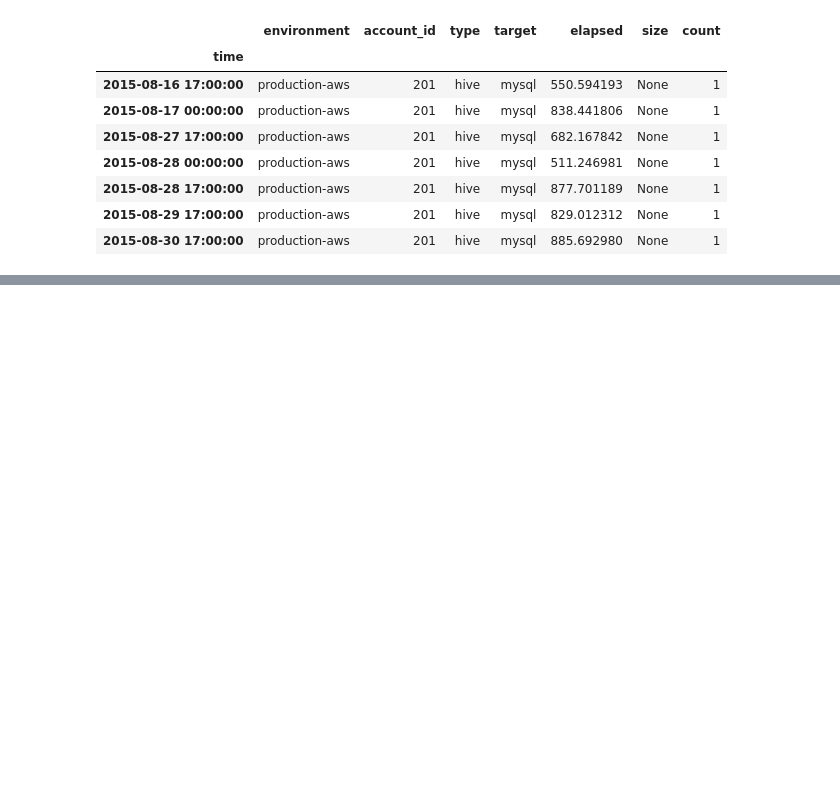
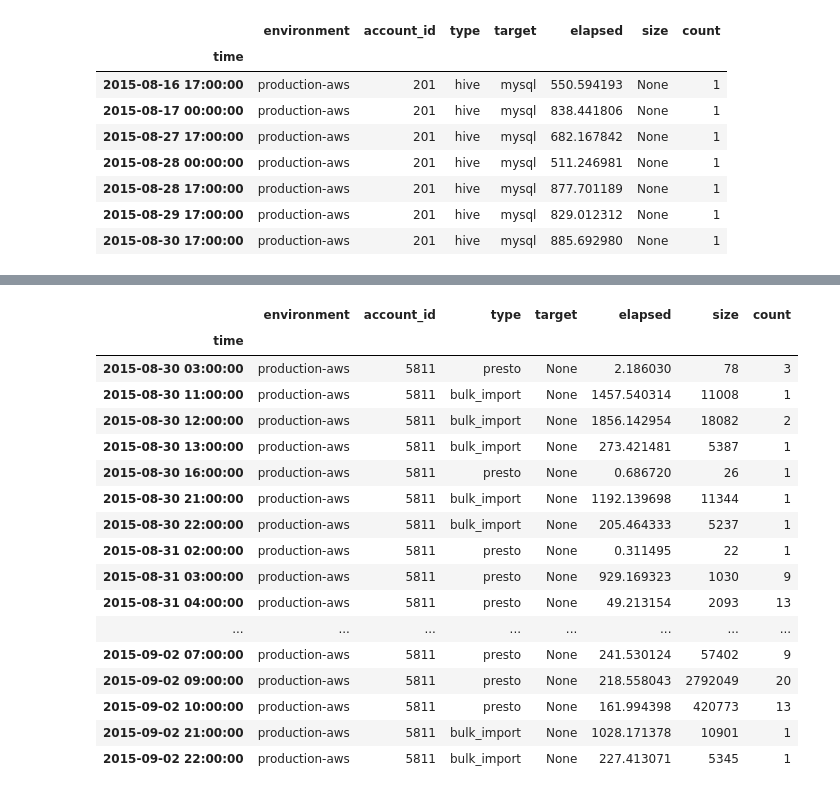
Before and after one commit to ryota5641/curryudon, a Jupyter notebook: ryota/FirstCurry.ipynb, the cells around one changed output, grey strips where cells are left out. Saved outputs shown, nothing was run; the diff lists cells and outputs as text; code cells hidden in the pictures; blank space fills up the shorter version.

```diff
--- a/ryota/FirstCurry.ipynb
+++ b/ryota/FirstCurry.ipynb
@@ -328,7 +367,24 @@ order by "time" asc
 # %%
 %%td_presto
-select
-from_unixtime("time") AS "dt",environment,account_id
-from hadoop_cluster
-where environment = 'production-idcf' and td_time_range("time",'2015-08-06','2015-08-07')
+select * from job
+where environment = 'production-aws' and account_id='5811' and td_time_range(time,'2015-08-30','2015-09-03')
 order by "time" asc
+# %% [output]
+|  | environment | account_id | type | target | elapsed | size | count |
+| time |  |  |  |  |  |  |  |
+| 2015-08-30 03:00:00 | production-aws | 5811 | presto | None | 2.186030 | 78 | 3 |
+| 2015-08-30 11:00:00 | production-aws | 5811 | bulk_import | None | 1457.540314 | 11008 | 1 |
+| 2015-08-30 12:00:00 | production-aws | 5811 | bulk_import | None | 1856.142954 | 18082 | 2 |
+| 2015-08-30 13:00:00 | production-aws | 5811 | bulk_import | None | 273.421481 | 5387 | 1 |
+| 2015-08-30 16:00:00 | production-aws | 5811 | presto | None | 0.686720 | 26 | 1 |
+| 2015-08-30 21:00:00 | production-aws | 5811 | bulk_import | None | 1192.139698 | 11344 | 1 |
+| 2015-08-30 22:00:00 | production-aws | 5811 | bulk_import | None | 205.464333 | 5237 | 1 |
+| 2015-08-31 02:00:00 | production-aws | 5811 | presto | None | 0.311495 | 22 | 1 |
+| 2015-08-31 03:00:00 | production-aws | 5811 | presto | None | 929.169323 | 1030 | 9 |
+| 2015-08-31 04:00:00 | production-aws | 5811 | presto | None | 49.213154 | 2093 | 13 |
+| ... | ... | ... | ... | ... | ... | ... | ... |
+| 2015-09-02 07:00:00 | production-aws | 5811 | presto | None | 241.530124 | 57402 | 9 |
+| 2015-09-02 09:00:00 | production-aws | 5811 | presto | None | 218.558043 | 2792049 | 20 |
+| 2015-09-02 10:00:00 | production-aws | 5811 | presto | None | 161.994398 | 420773 | 13 |
+| 2015-09-02 21:00:00 | production-aws | 5811 | bulk_import | None | 1028.171378 | 10901 | 1 |
+| 2015-09-02 22:00:00 | production-aws | 5811 | bulk_import | None | 227.413071 | 5345 | 1 |
```
Also changed, not shown: parts of 11 cells of this notebook.
